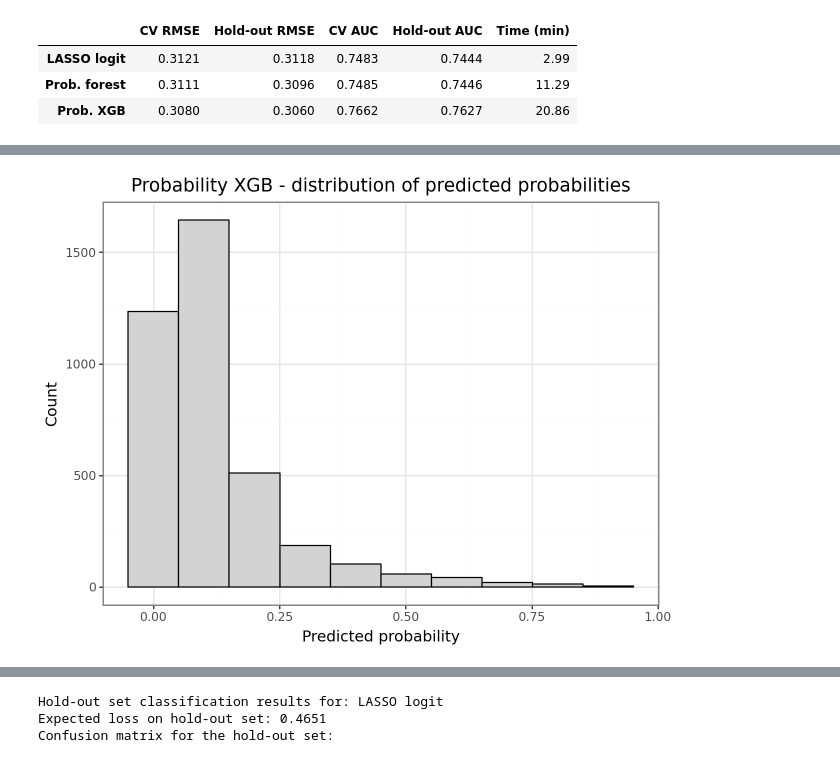
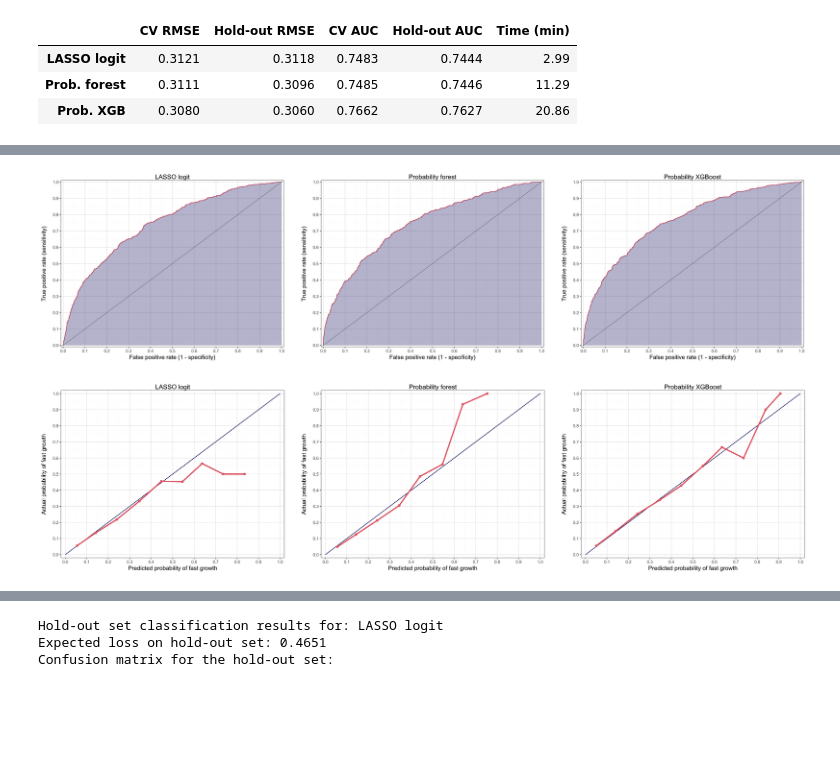
Before and after one commit to marton-nagy-marton/Data-Analysis-3, a Jupyter notebook: Home_Assignment_2/MartonNagy_DA3_HA2_prediction.ipynb, the cells around one changed output, grey strips where cells are left out. Cells and saved outputs as stored; diff of their text form; code cells hidden in the pictures; blank space fills up the shorter version.

```diff
--- a/Home_Assignment_2/MartonNagy_DA3_HA2_prediction.ipynb
+++ b/Home_Assignment_2/MartonNagy_DA3_HA2_prediction.ipynb
@@ -825,11 +840,40 @@ create_calibration_plot(
-# %%
-(
-    ggplot(hold_out_predictions, aes(x="xgb_pred"))
-    + geom_histogram(fill = 'lightgrey', color = 'black', bins = 10)
-    + theme_bw()
-    + labs(title="Probability XGB - distribution of predicted probabilities",
-           x="Predicted probability",
-           y="Count")
-)
-# %% [output]
-[figure, removed]
+# %%
+pw.basefigure.clear()
+
+p1 = create_roc_plot(hold_out_predictions['b_fast_growth_true'], hold_out_predictions['lasso_pred']) + labs(title='LASSO logit')
+p2 = create_roc_plot(hold_out_predictions['b_fast_growth_true'], hold_out_predictions['rf_pred']) + labs(title='Probability forest')
+p3 = create_roc_plot(hold_out_predictions['b_fast_growth_true'], hold_out_predictions['xgb_pred']) + labs(title='Probability XGBoost')
+
+display(pw.load_ggplot(p1) | pw.load_ggplot(p2) | pw.load_ggplot(p3))
+# %% [output]
+[figure, added]
+# %%
+pw.basefigure.clear()
+
+p1 = create_calibration_plot(
+    hold_out_predictions,
+    prob_var="lasso_pred",
+    actual_var="b_fast_growth_true",
+    n_bins=10,
+    breaks=None,
+) + labs(title="LASSO logit")
+
+p2 = create_calibration_plot(
+    hold_out_predictions,
+    prob_var="rf_pred",
+    actual_var="b_fast_growth_true",
+    n_bins=10,
+    breaks=None,
+) + labs(title="Probability forest")
+
+p3 = create_calibration_plot(
+    hold_out_predictions,
+    prob_var="xgb_pred",
+    actual_var="b_fast_growth_true",
+    n_bins=10,
+    breaks=None,
+) + labs(title="Probability XGBoost")
+
+display(pw.load_ggplot(p1) | pw.load_ggplot(p2) | pw.load_ggplot(p3))
+# %% [output]
+[figure, added]
```
Also changed, not shown: parts of 40 cells of this notebook.
